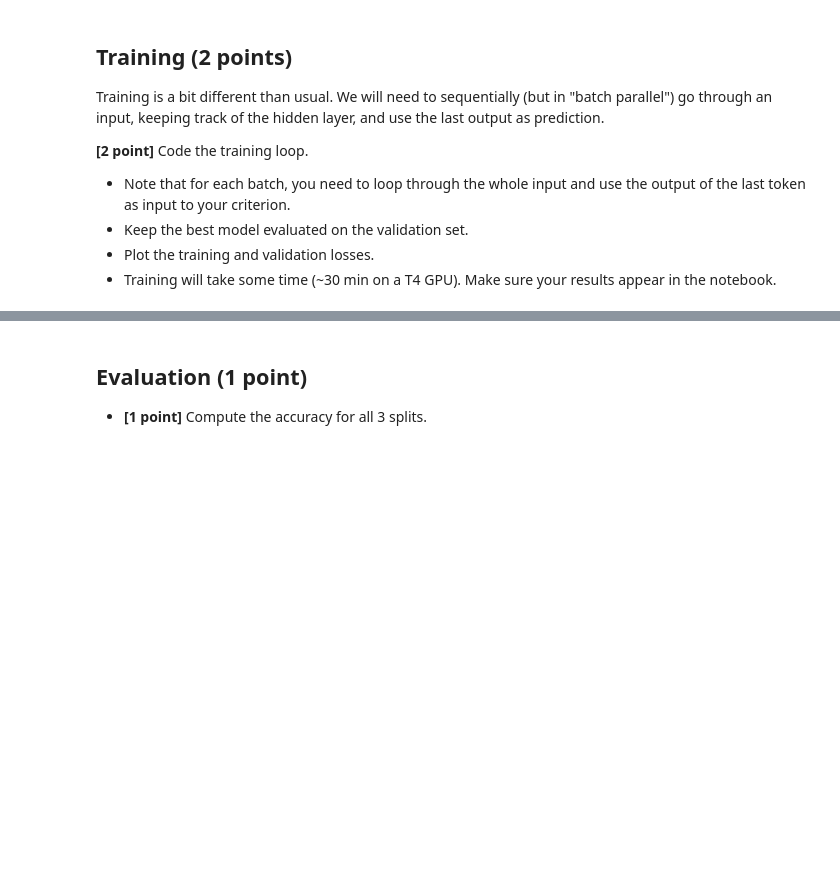
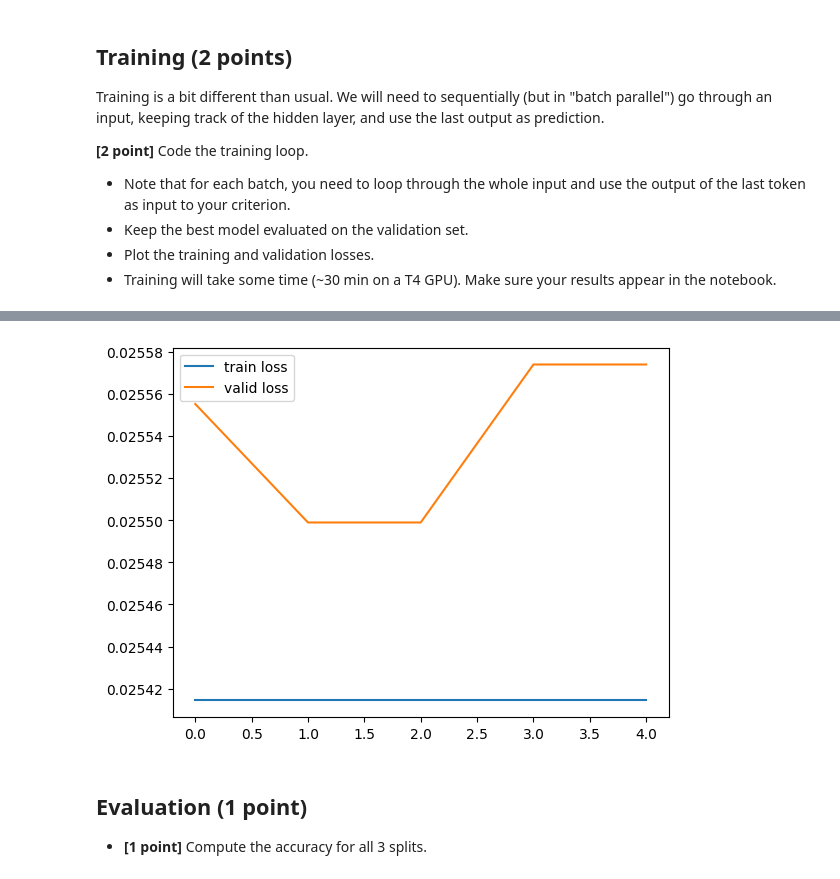
Before and after one commit to Bast-94/NLP-2023, a Jupyter notebook: Deep/lab01/01 code your own RNN1.ipynb, the cells around one changed output, grey strips where cells are left out. Drawn from its saved outputs; the diff is of its cells as text; code cells hidden in the pictures; blank space fills up the shorter version.

```diff
--- a/Deep/lab01/01 code your own RNN1.ipynb
+++ b/Deep/lab01/01 code your own RNN1.ipynb
@@ -157,10 +165,10 @@ optimizer = torch.optim.RMSprop(model.parameters(), lr=0.001)
 
 # For the training, we need to sequentially (but in "batch parallel") go through an input, keeping track of the hidden layer, and use the last output as prediction.
 # For each batch, we need to loop through the whole input and use the output of the last token as input for our criterion.
-# Keep the best model evaluated on the validation set.add
+# Keep the best model evaluated on the validation set.adam
 
 train_losses, valid_losses = train(
-    model, criterion, optimizer, train_gen, valid_gen, 10, device
+    model, X_train, X_valid, criterion, optimizer, train_gen, valid_gen, 5, device
 )
 
 # Plot the train and validation losses.
@@ -168,3 +176,4 @@ plt.plot(train_losses, label="train loss")
 plt.plot(valid_losses, label="valid loss")
 plt.legend()
 plt.show()
+# %% [output]
@@ -171,3 +185,4 @@ plt.show()
+[figure, added]
 # %% [markdown]
 ## Evaluation (1 point)
 
```
Also changed, not shown: parts of 4 cells of this notebook.
